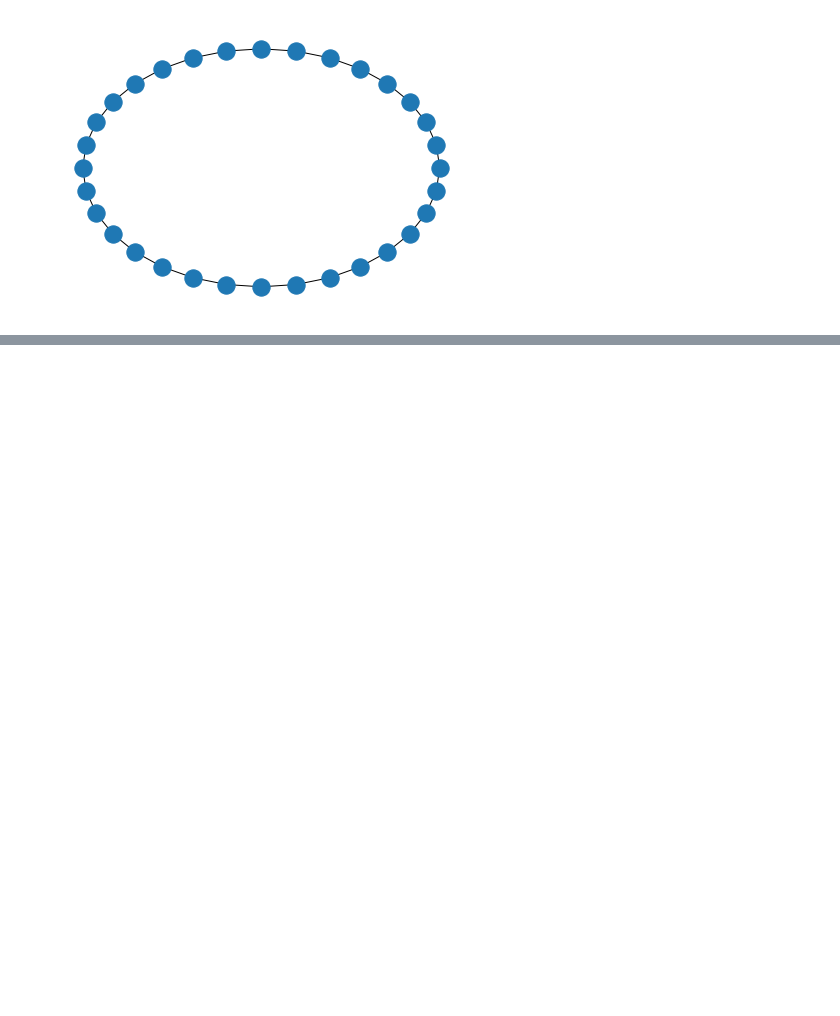
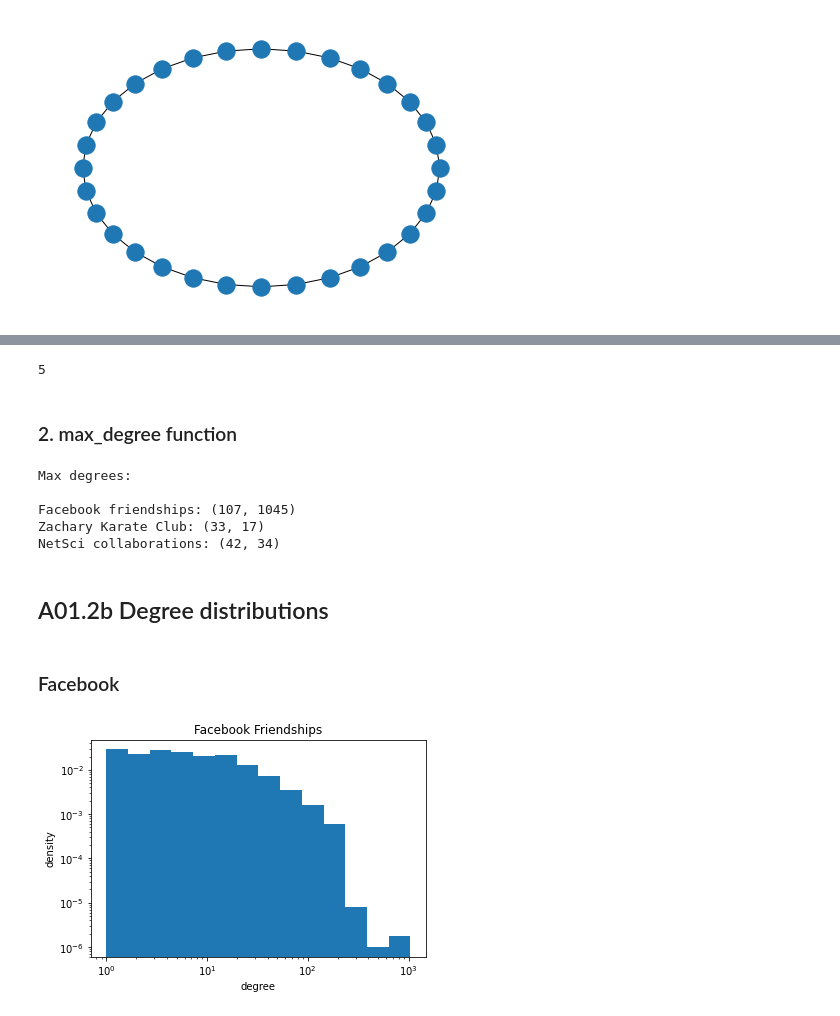
Before and after one commit to raffi07/NetSci22, a Jupyter notebook: NetSci22_A1.ipynb, the cells around one changed output, grey strips where cells are left out. Saved outputs shown, nothing was run; the diff lists cells and outputs as text; code cells hidden in the pictures; blank space fills up the shorter version.

```diff
--- a/NetSci22_A1.ipynb
+++ b/NetSci22_A1.ipynb
@@ -8,3 +10,9 @@ import networkx as nx
+# %%
+fb_graph = nx.read_gml("graph_facebook.gml", label='id')
+karate_graph = nx.read_gml("graph_karate.gml", label='id')
+netsci_graph = nx.read_gml("graph_netsci.gml", label='id')
+
+graph_list = [fb_graph, karate_graph, netsci_graph]
 # %% [markdown]
 ## A01.1.1 Star graph
 # %%
@@ -71,0 +123,40 @@ nx.draw(G, pos=pos)
+# %%
+netsci_graph.degree[33]
+# %% [output]
+5
+# %% [markdown]
+### 2. max_degree function
+# %%
+def max_degree(network:nx.Graph):
+  n_tuples = list(network.degree())
+  degs = [tup[1] for tup in n_tuples]
+  max_idx = np.argmax(degs)
+
+  return((n_tuples[max_idx][0], n_tuples[max_idx][1]))
+
+print("Max degrees:\n")
+for output_string, graph in str_n_graphs:
+  print(f"{output_string}: {max_degree(graph)}")
+# %% [output]
+Max degrees:
+
+Facebook friendships: (107, 1045)
+Zachary Karate Club: (33, 17)
+NetSci collaborations: (42, 34)
+# %% [markdown]
+## A01.2b Degree distributions
+# %% [markdown]
+### Facebook
+# %%
+degs = [d for n, d in fb_graph.degree()]
+my_bins = np.logspace(np.log10(min(degs)),np.log10(max(degs) +1), 15)
+plt.hist(degs,bins=my_bins, density=True)
+plt.xscale('log')
+plt.yscale('log')
+# plt.hist(degs)
+plt.title('Facebook Friendships')
+plt.xlabel('degree')
+plt.ylabel('density')
+plt.show()
+# %% [output]
+[figure, added]
```
Also changed, not shown: parts of 11 cells of this notebook.
